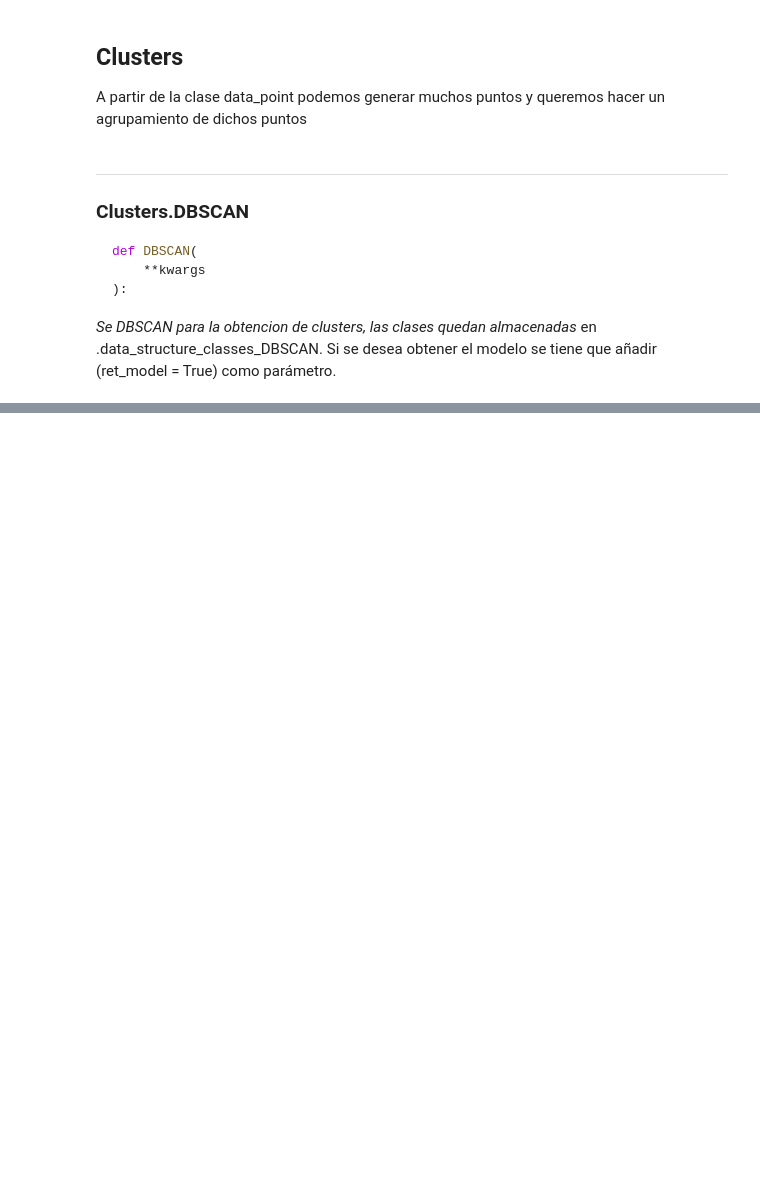
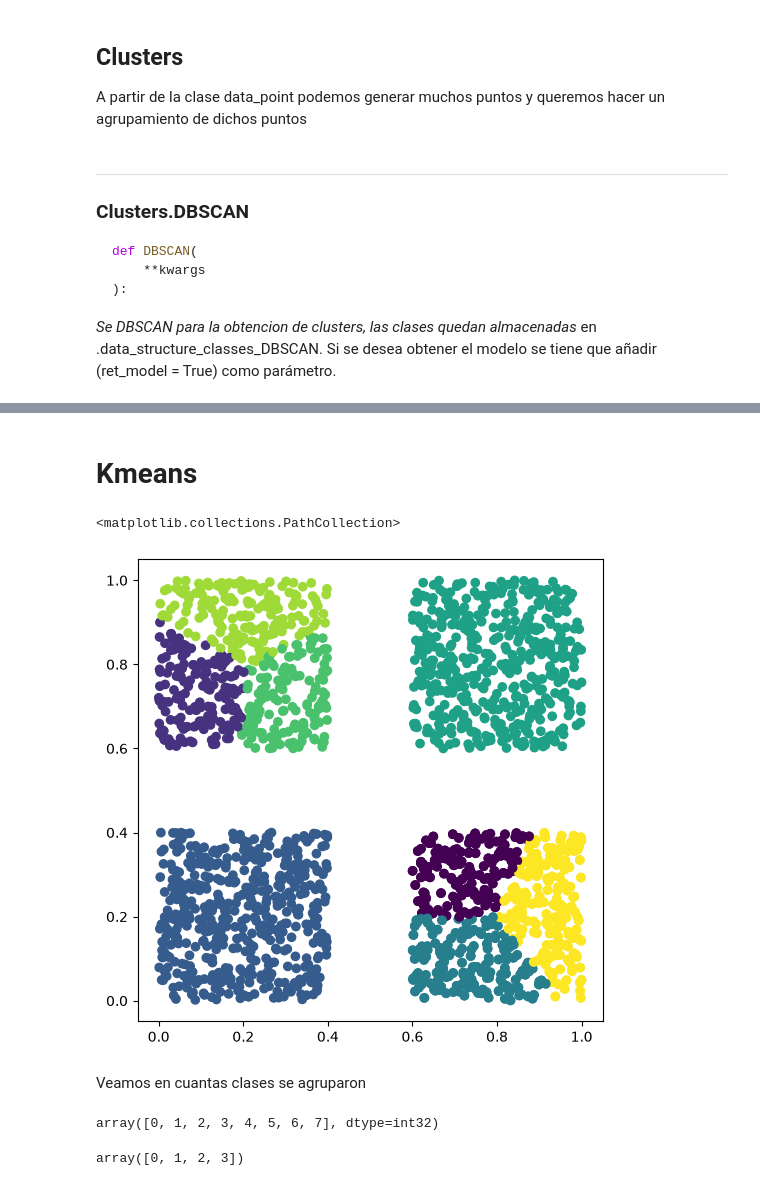
Before and after one commit to msalazarcgeo/clusterizations_nbdev_2026, a Jupyter notebook: nbs/00_cluster.ipynb, the cells around one changed output, grey strips where cells are left out. Cells and saved outputs as stored; diff of their text form; code cells hidden in the pictures; blank space fills up the shorter version.

```diff
--- a/nbs/00_cluster.ipynb
+++ b/nbs/00_cluster.ipynb
@@ -259,0 +311,7 @@ que añadir (ret_model = True) como parámetro.
+# %%
+datos_simples_3 = data_points(500, min_x = 0.6, min_y= 0.6, max_x= 1.0, max_y= 1.0 )
+datos_simples_2 = data_points(500, min_x = 0.0, min_y= 0.6, max_x= 0.4, max_y= 1.0 )
+# %%
+datos_simples_1 = data_points(500, min_x = 0.6, min_y= 0.0, max_x= 1.0, max_y= 0.4 )
+datos_simples_0 = data_points(500, min_x = 0.0, min_y= 0.0, max_x= 0.4, max_y= 0.4 )
+datos_simples_0.add_points(datos_simples_1)
@@ -259,0 +326,4 @@ que añadir (ret_model = True) como parámetro.
+# %%
+datos_simples_0.add_points(datos_simples_1)
+datos_simples_0.add_points(datos_simples_2)
+datos_simples_0.add_points(datos_simples_3)
@@ -259,0 +332,2 @@ que añadir (ret_model = True) como parámetro.
+# %%
+cluster_all  = Clusters(datos_simples_0)
@@ -259,0 +342,23 @@ que añadir (ret_model = True) como parámetro.
+# %% [markdown]
+# Kmeans
+# %%
+fig, ax = plt.subplots(1, 1, figsize=(6, 6))
+
+plt.scatter(
+cluster_all.data_structure.get_X(),
+cluster_all.data_structure.get_Y(),
+c=cluster_all.data_structure.classes_Kmeans
+)
+# %% [output]
+<matplotlib.collections.PathCollection>
+[figure, added]
+# %% [markdown]
+Veamos en cuantas clases se agruparon
+# %%
+np.unique(cluster_all.data_structure.classes_Kmeans)
+# %% [output]
+array([0, 1, 2, 3, 4, 5, 6, 7], dtype=int32)
+# %%
+np.unique(cluster_all.data_structure.classes_DBSCAN)
+# %% [output]
+array([0, 1, 2, 3])
```
Also changed, not shown: parts of 25 cells of this notebook, 3 other files.
